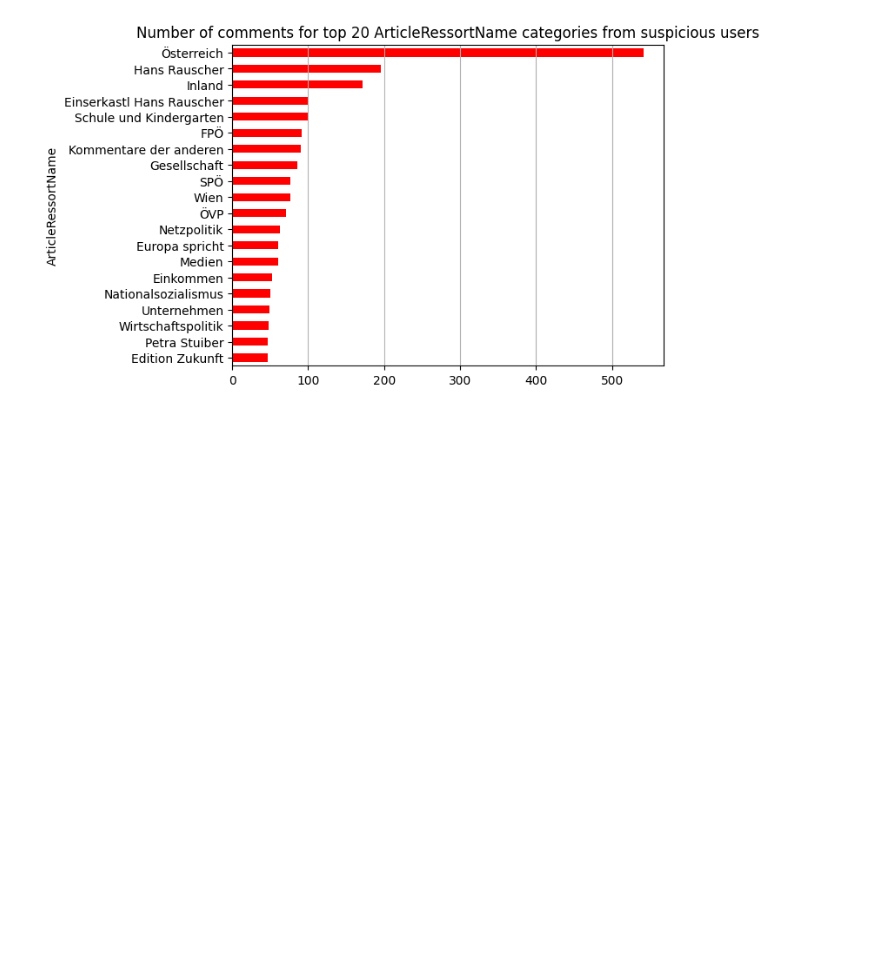
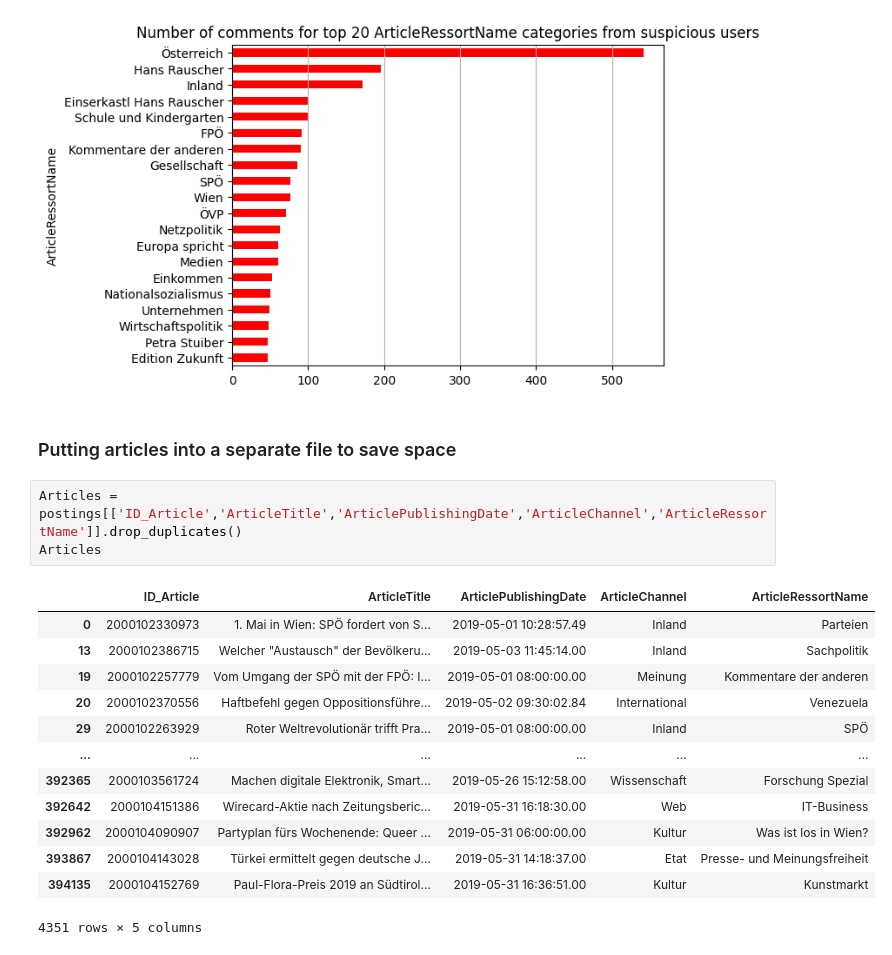
Before and after one commit to RomanGrebnev/sna_link_prediction, a Jupyter notebook: notebooks/emile_data_exploration_postings.ipynb, the cells around one changed output. Cells and saved outputs as stored; diff of their text form; blank space fills up the shorter version.

```diff
--- a/notebooks/emile_data_exploration_postings.ipynb
+++ b/notebooks/emile_data_exploration_postings.ipynb
@@ -229,3 +237,22 @@ plt.grid(axis='x')
 plt.show()
 # %% [output]
 [figure]
+# %% [markdown]
+### Putting articles into a separate file to save space
+# %%
+Articles = postings[['ID_Article','ArticleTitle','ArticlePublishingDate','ArticleChannel','ArticleRessortName']].drop_duplicates()
+Articles
+# %% [output]
+|  | ID_Article | ArticleTitle | ArticlePublishingDate | ArticleChannel | ArticleRessortName |
+| 0 | 2000102330973 | 1. Mai in Wien: SPÖ fordert von S... | 2019-05-01 10:28:57.49 | Inland | Parteien |
+| 13 | 2000102386715 | Welcher "Austausch" der Bevölkeru... | 2019-05-03 11:45:14.00 | Inland | Sachpolitik |
+| 19 | 2000102257779 | Vom Umgang der SPÖ mit der FPÖ: I... | 2019-05-01 08:00:00.00 | Meinung | Kommentare der anderen |
+| 20 | 2000102370556 | Haftbefehl gegen Oppositionsführe... | 2019-05-02 09:30:02.84 | International | Venezuela |
+| 29 | 2000102263929 | Roter Weltrevolutionär trifft Pra... | 2019-05-01 08:00:00.00 | Inland | SPÖ |
+| ... | ... | ... | ... | ... | ... |
+| 392365 | 2000103561724 | Machen digitale Elektronik, Smart... | 2019-05-26 15:12:58.00 | Wissenschaft | Forschung Spezial |
+| 392642 | 2000104151386 | Wirecard-Aktie nach Zeitungsberic... | 2019-05-31 16:18:30.00 | Web | IT-Business |
+| 392962 | 2000104090907 | Partyplan fürs Wochenende: Queer ... | 2019-05-31 06:00:00.00 | Kultur | Was ist los in Wien? |
+| 393867 | 2000104143028 | Türkei ermittelt gegen deutsche J... | 2019-05-31 14:18:37.00 | Etat | Presse- und Meinungsfreiheit |
+| 394135 | 2000104152769 | Paul-Flora-Preis 2019 an Südtirol... | 2019-05-31 16:36:51.00 | Kultur | Kunstmarkt |
+4351 rows × 5 columns
```
Also changed, not shown: parts of 9 cells of this notebook, 1 other file.
